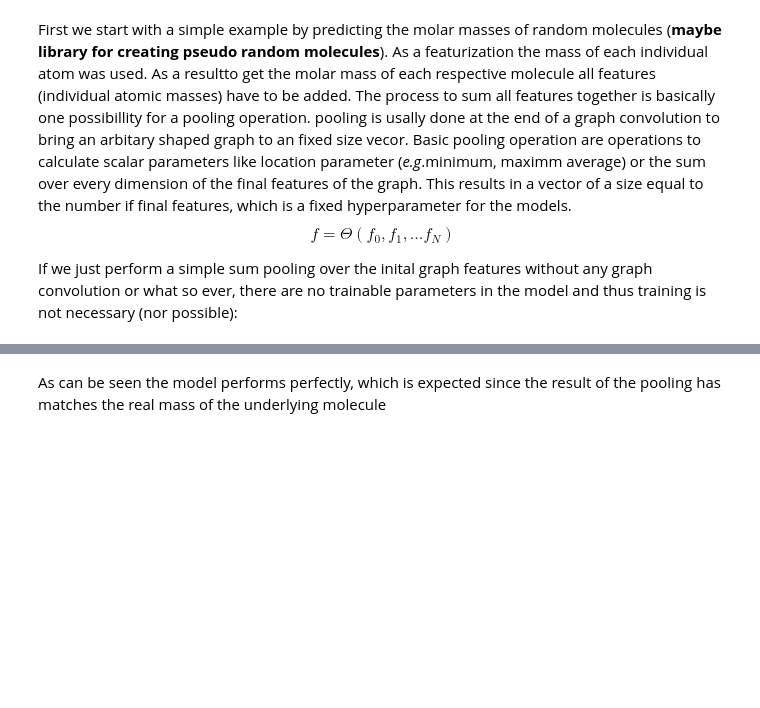
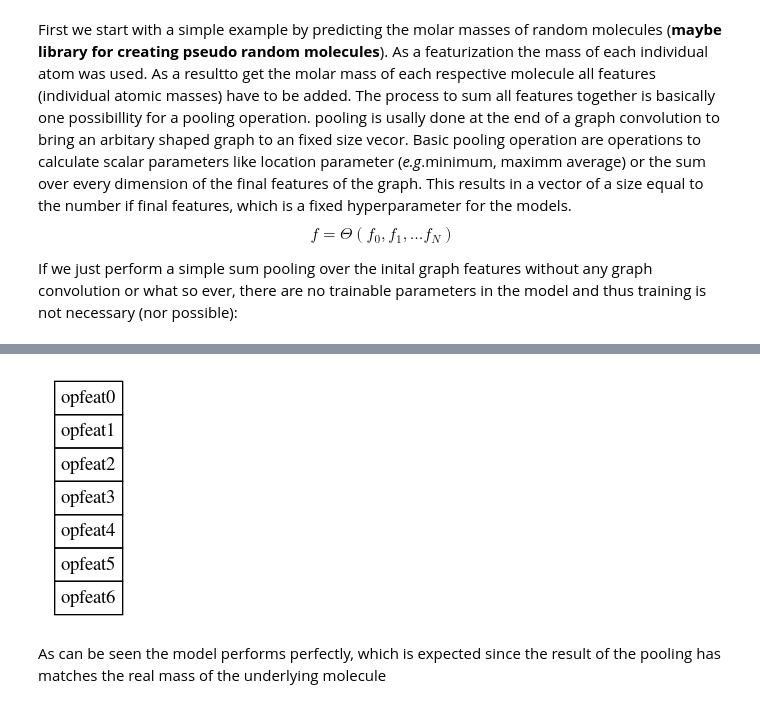
Before and after one commit to JulianKimmig/molNet, a Jupyter notebook: dev/black_box/notebooks/Untitled.ipynb, the cells around one changed output, grey strips where cells are left out. Drawn from its saved outputs; the diff is of its cells as text; code cells hidden in the pictures; blank space fills up the shorter version.

```diff
--- a/dev/black_box/notebooks/Untitled.ipynb
+++ b/dev/black_box/notebooks/Untitled.ipynb
@@ -706,3 +709,91 @@ LOCAL_RANK: 0 - CUDA_VISIBLE_DEVICES: [0]
+# %%
+def poolsum_to_graphviz(self,name="PoolSum",input_shape=(6,5),reduced=False):
+    g = Digraph(name,node_attr={'shape': 'record'})
+    g.attr(rankdir='LR', size='8,5')
+    g.attr(compound='true')
+    #g.attr(splines = "false" )
+
+    inputs="{{"+"|".join(["<ip{{}}f{}>ip{{}}f{}".format(i,i) for i in range(input_shape[1])])+"}}"
+
+    g.node("{}_op_feats".format(name),
+              label="|".join(["<op_{}> opfeat{} ".format(x,x) for x in range(input_shape[1])])
+              )
+
+    g.node("{}_ip".format(name),
+              label="|".join([
+                  inputs.format(*([x]*input_shape[1]*2))
+                  for x in range(input_shape[0])])
+              )
+
+    for i in range(input_shape[1]):
+        sumer="{}_sum{}".format(name,i)
+        g.node(sumer,
+              label="+",shape='circle'
+              )
+
+        for x in range(input_shape[0]):
+            g.edge("{}_ip:ip{}f{}".format(name,x,i),
+                   sumer
+                  )
+
+        g.edge(sumer,
+           "{}_op_feats:op_{}".format(name,i)
+              )
+
+
+
+    return g
+
+def table(array):
+    table="""<<table BORDER="0" CELLBORDER="1" CELLSPACING="0" CELLPADDING="4">\n"""
+    for r in array:
+        table+="<tr>\n"
+        for c in r:
+            table+='<td port="{}">{}</td>\n'.format(c[0],c[1])
+        table+="</tr>\n"
+    table=table+"</table>>\n"
+    return table
+
+def poolsum_to_graphviz2(self,name="PoolSum",input_shape=(7,3),reduced=False):
+    g = Digraph(name,node_attr={'shape': 'record'})
+    g.attr(rankdir='LR', size='8,5')
+    g.attr(compound='true')
+    g.attr(splines = "polyline" )
+
+    #print(table(np.array(["<op_{}> opfeat{}".format(x,x) for x in range(input_shape[0])])))
+    #print(table(np.array([[["op_{}".format(x),"opfeat{}".format(x)]] for x in range(input_shape[0])])))
+    g.node("{}_op_feats".format(name),
+              label=table(np.array([[["op_{}".format(x),"opfeat{}".format(x)]] for x in range(input_shape[0])])),
+           shape="none"
+           #("|".join(["{{<op_{}> opfeat{}}}".format(x,x) for x in range(input_shape[0])]))
+          )
+
+    #for i in range(input_shape[0]):
+    #    g.node("{}_sum{}".format(name,i),
+    #              label="+",shape='circle'
+    #              )
+        #g.edge("{}_sum{}".format(name,i),
+        #       "{}_op_feats:op_{}".format(name,i)
+        #          )
+
+    #for i in range(input_shape[1]):
+    #    g.node("{}_ip_feat{}".format(name,i),
+    #          label="|".join(["<ip_{}_{}> feat{} ip{} ".format(i,x,x,i) for x in range(input_shape[0])])
+    #          )
+        #for x in range(input_shape[0]):
+        #    g.edge("{}_ip_feat{}:ip_{}_{}".format(name,i,i,x),
+        #           "{}_sum{}".format(name,x)
+        #          )
+
+
+    return g
+PoolSum.to_graphviz = poolsum_to_graphviz2
+g = PoolSum().to_graphviz()
+g.format='png'
+#g.engine="fdp"
+Image(g.render(view=True, cleanup=True))
+# %% [output]
+[figure, added]
 # %% [markdown]
 As can be seen the model performs perfectly, which is expected since the result of the pooling has matches the real mass of the underlying molecule
 # %% [markdown]
```
Also changed, not shown: parts of 9 cells of this notebook.
